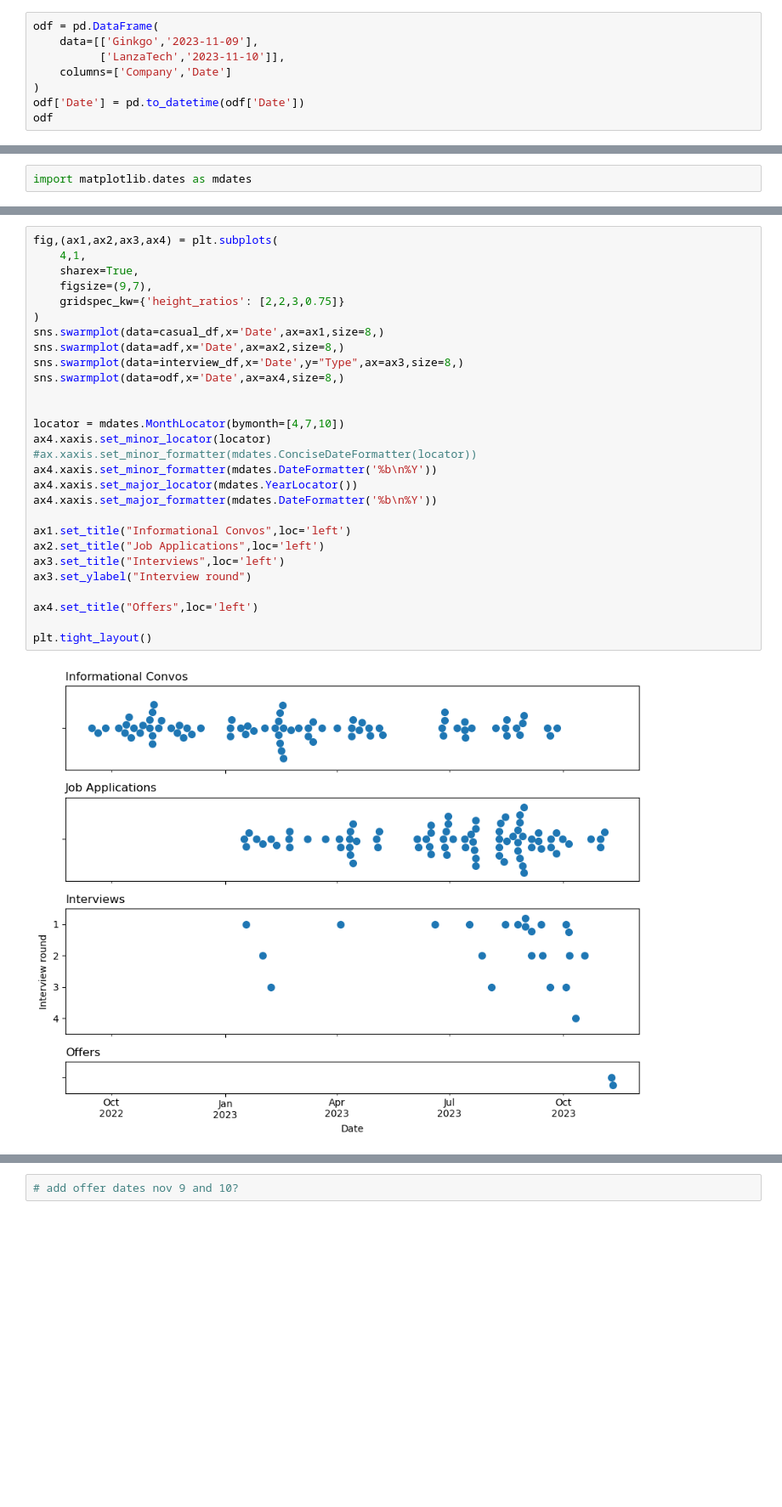
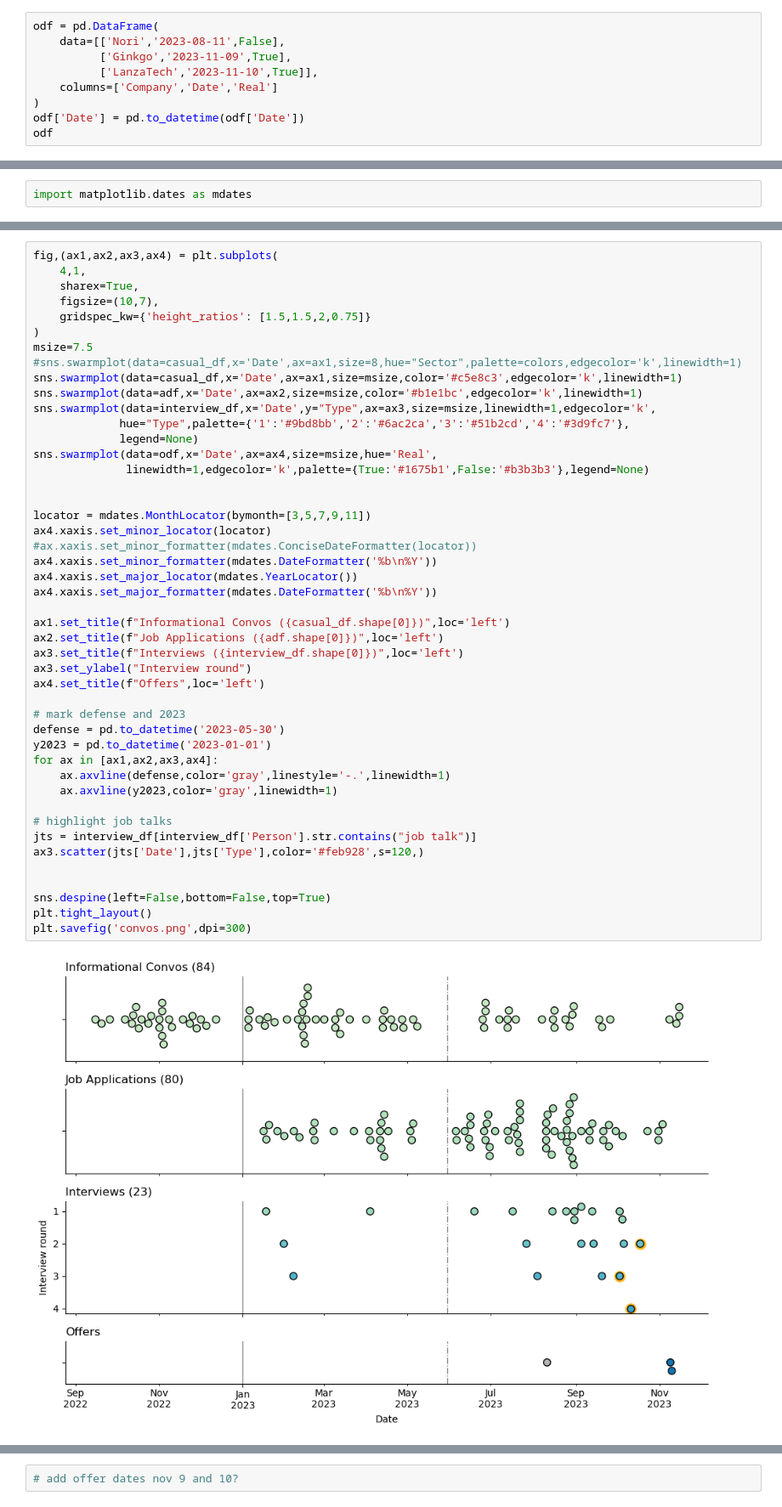
Before and after one commit to erinhwilson/data-explorations, a Jupyter notebook: job_app_viz.ipynb, the cells around one changed output, grey strips where cells are left out. Shown at 85% size. Saved outputs shown, nothing was run; the diff lists cells and outputs as text; blank space fills up the shorter version.

Commit message:
finishing color and markings on convo timeline swarm

```diff
--- a/job_app_viz.ipynb
+++ b/job_app_viz.ipynb
@@ -568,8 +565,9 @@ convos.properties(
 # %%
 odf = pd.DataFrame(
-    data=[['Ginkgo','2023-11-09'],
-          ['LanzaTech','2023-11-10']],
-    columns=['Company','Date']
+    data=[['Nori','2023-08-11',False],
+          ['Ginkgo','2023-11-09',True],
+          ['LanzaTech','2023-11-10',True]],
+    columns=['Company','Date','Real']
 )
 odf['Date'] = pd.to_datetime(odf['Date'])
 odf
@@ -582,30 +621,48 @@ import matplotlib.dates as mdates
 # %%
 fig,(ax1,ax2,ax3,ax4) = plt.subplots(
     4,1,
     sharex=True,
-    figsize=(9,7),
-    gridspec_kw={'height_ratios': [2,2,3,0.75]}
+    figsize=(10,7),
+    gridspec_kw={'height_ratios': [1.5,1.5,2,0.75]}
 )
-sns.swarmplot(data=casual_df,x='Date',ax=ax1,size=8,)
-sns.swarmplot(data=adf,x='Date',ax=ax2,size=8,)
-sns.swarmplot(data=interview_df,x='Date',y="Type",ax=ax3,size=8,)
-sns.swarmplot(data=odf,x='Date',ax=ax4,size=8,)
+msize=7.5
+#sns.swarmplot(data=casual_df,x='Date',ax=ax1,size=8,hue="Sector",palette=colors,edgecolor='k',linewidth=1)
+sns.swarmplot(data=casual_df,x='Date',ax=ax1,size=msize,color='#c5e8c3',edgecolor='k',linewidth=1)
+sns.swarmplot(data=adf,x='Date',ax=ax2,size=msize,color='#b1e1bc',edgecolor='k',linewidth=1)
+sns.swarmplot(data=interview_df,x='Date',y="Type",ax=ax3,size=msize,linewidth=1,edgecolor='k',
+             hue="Type",palette={'1':'#9bd8bb','2':'#6ac2ca','3':'#51b2cd','4':'#3d9fc7'},
+             legend=None)
+sns.swarmplot(data=odf,x='Date',ax=ax4,size=msize,hue='Real',
+              linewidth=1,edgecolor='k',palette={True:'#1675b1',False:'#b3b3b3'},legend=None)
 
 
-locator = mdates.MonthLocator(bymonth=[4,7,10])
+locator = mdates.MonthLocator(bymonth=[3,5,7,9,11])
 ax4.xaxis.set_minor_locator(locator)
 #ax.xaxis.set_minor_formatter(mdates.ConciseDateFormatter(locator))
 ax4.xaxis.set_minor_formatter(mdates.DateFormatter('%b\n%Y'))
 ax4.xaxis.set_major_locator(mdates.YearLocator())
 ax4.xaxis.set_major_formatter(mdates.DateFormatter('%b\n%Y'))
 
-ax1.set_title("Informational Convos",loc='left')
-ax2.set_title("Job Applications",loc='left')
-ax3.set_title("Interviews",loc='left')
+ax1.set_title(f"Informational Convos ({casual_df.shape[0]})",loc='left')
+ax2.set_title(f"Job Applications ({adf.shape[0]})",loc='left')
+ax3.set_title(f"Interviews ({interview_df.shape[0]})",loc='left')
 ax3.set_ylabel("Interview round")
+ax4.set_title(f"Offers",loc='left')
 
-ax4.set_title("Offers",loc='left')
+# mark defense and 2023
+defense = pd.to_datetime('2023-05-30')
+y2023 = pd.to_datetime('2023-01-01')
+for ax in [ax1,ax2,ax3,ax4]:
+    ax.axvline(defense,color='gray',linestyle='-.',linewidth=1)
+    ax.axvline(y2023,color='gray',linewidth=1)
 
+# highlight job talks
+jts = interview_df[interview_df['Person'].str.contains("job talk")]
+ax3.scatter(jts['Date'],jts['Type'],color='#feb928',s=120,)
+
+
+sns.despine(left=False,bottom=False,top=True)
 plt.tight_layout()
+plt.savefig('convos.png',dpi=300)
 # %% [output]
-[figure, old version]
+[figure, new version]
```
Also changed, not shown: parts of 14 cells of this notebook.
